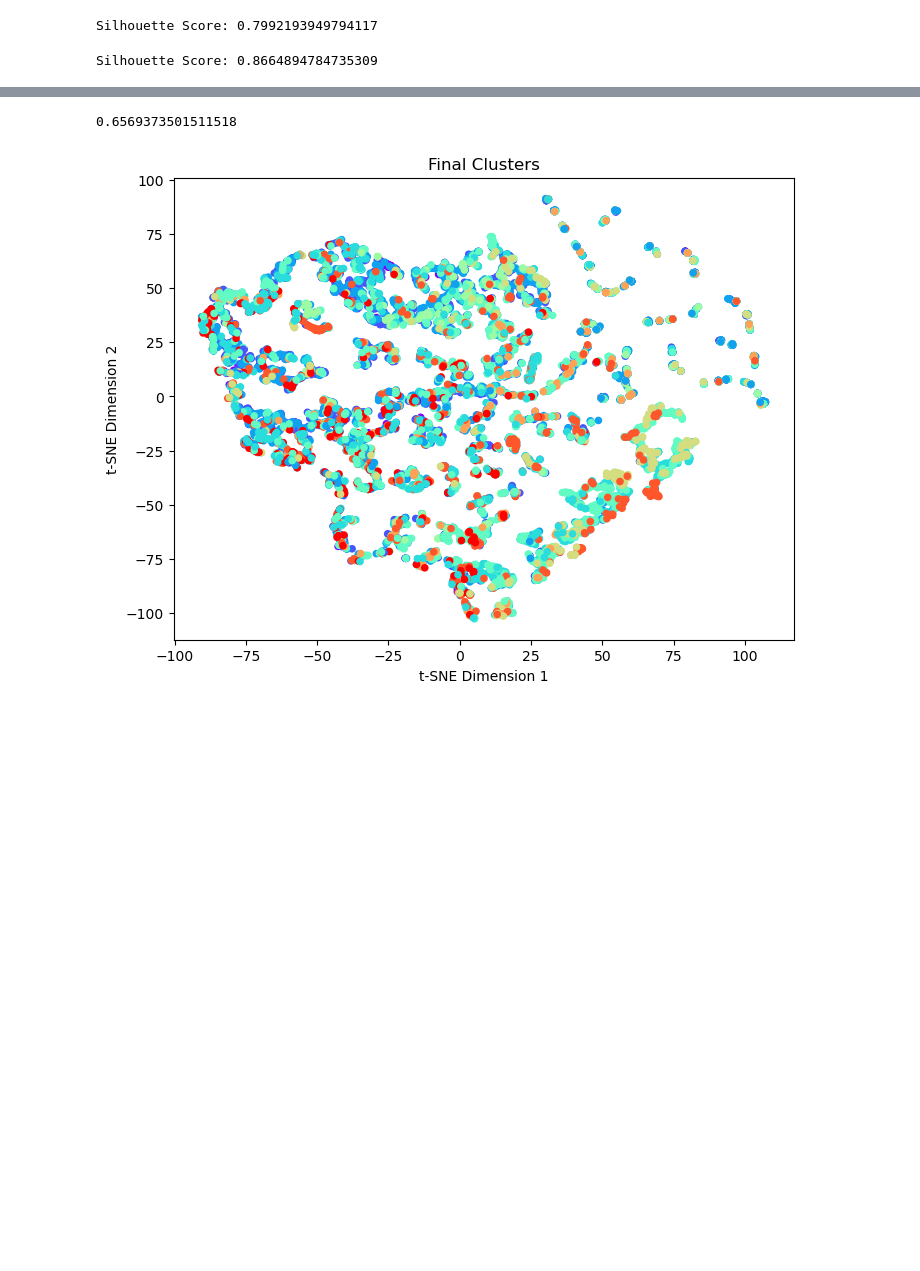
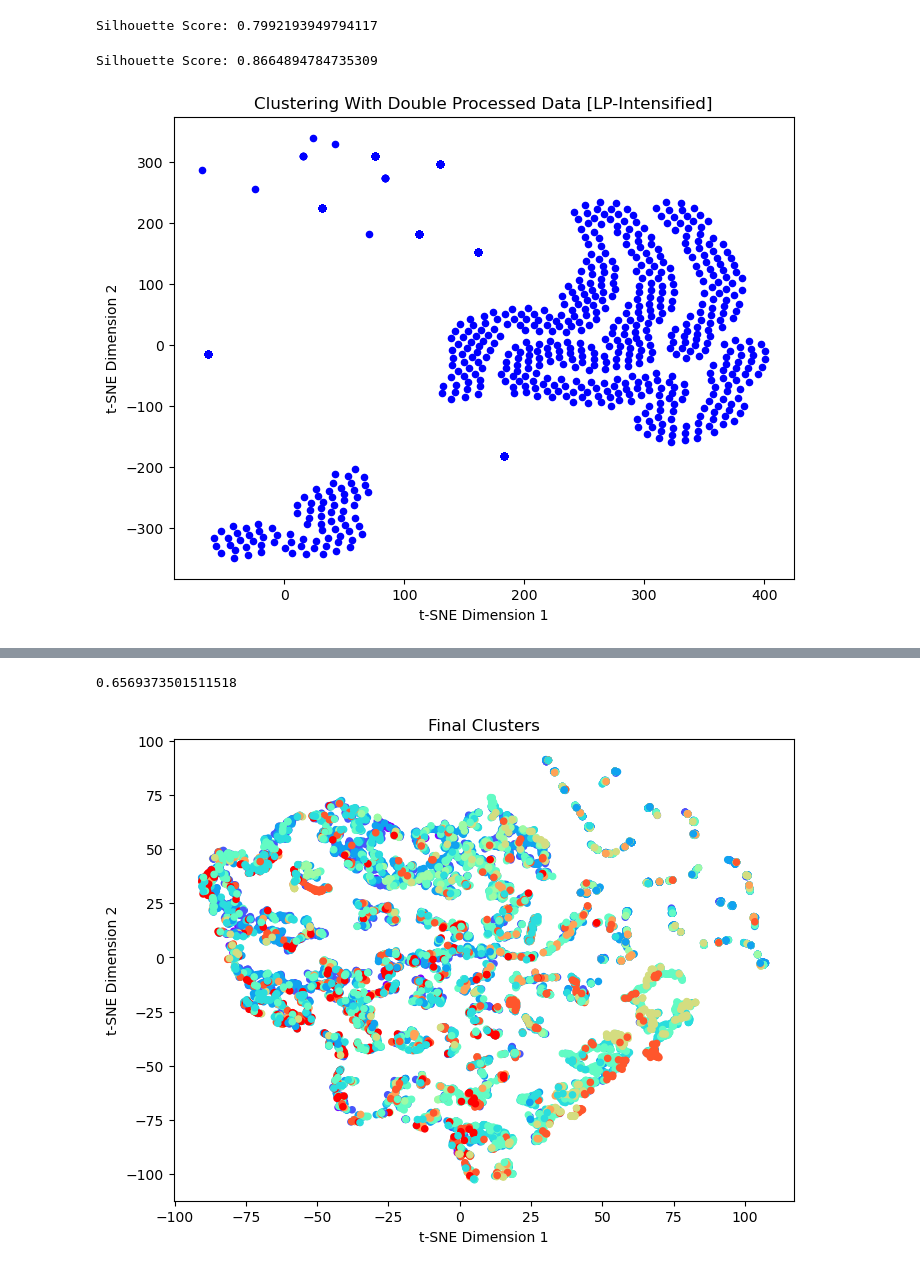
Before and after one commit to Suhail270/DMML_Part2, a Jupyter notebook: clustering.ipynb, the cells around one changed output, grey strips where cells are left out. Saved outputs shown, nothing was run; the diff lists cells and outputs as text; code cells hidden in the pictures; blank space fills up the shorter version.

```diff
--- a/clustering.ipynb
+++ b/clustering.ipynb
@@ -432,3 +464,19 @@ from sklearn.manifold import Isomap
 
 isomap = Isomap(n_components=2)
 iso_data = isomap.fit_transform(iso_df)
+# %%
+def lp_intensify(arr, lower_percentile, upper_percentile):
+    lower_limit = np.percentile(arr, lower_percentile)
+    upper_limit = np.percentile(arr, upper_percentile)
+
+    arr[arr < lower_limit] = 0
+    arr[arr > upper_limit] = 255
+
+    return arr
+
+data = iso_data.copy()
+lower_frequency_data = lp_intensify(data, 87, 90)
+# %%
+TSNEplots(lower_frequency_data.copy(),'b',"Clustering With Double Processed Data [LP-Intensified]")
+# %% [output]
+[figure, added]
```
Also changed, not shown: parts of 40 cells of this notebook, 1 other file.
